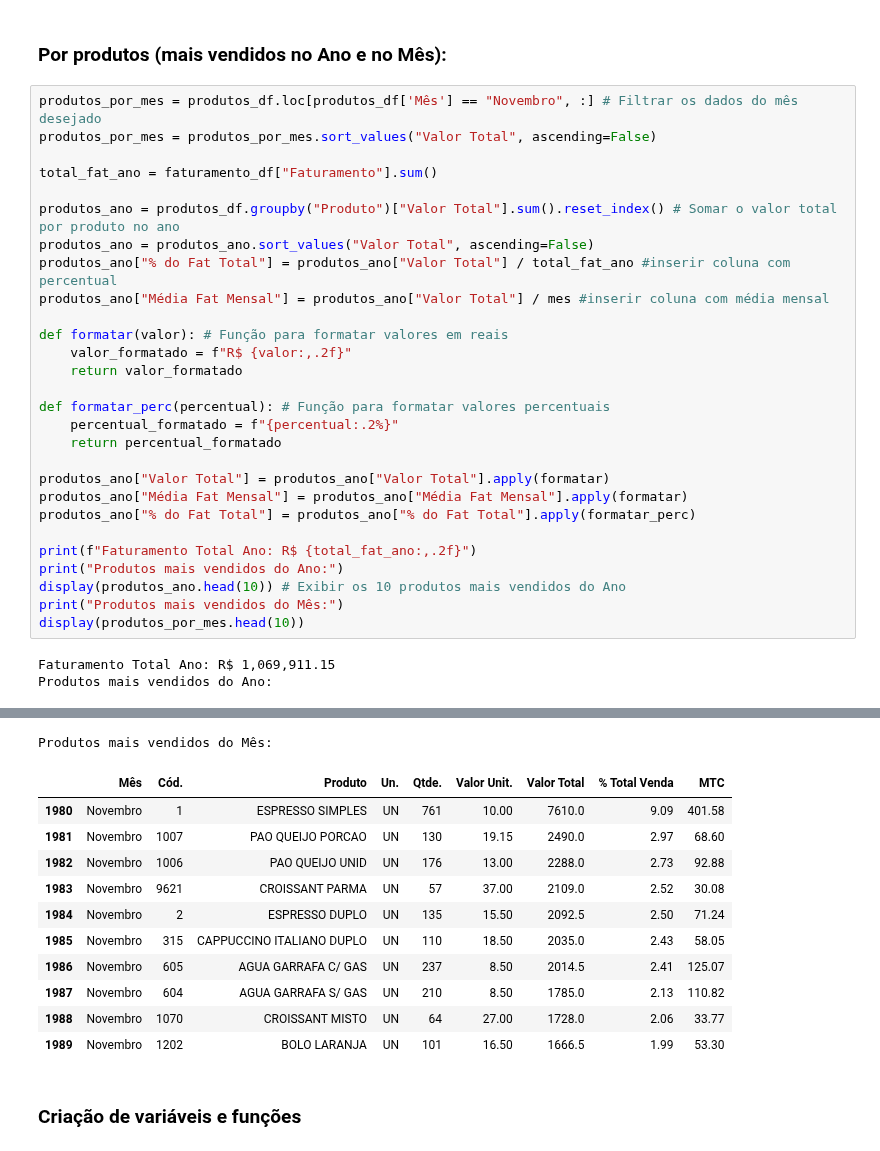
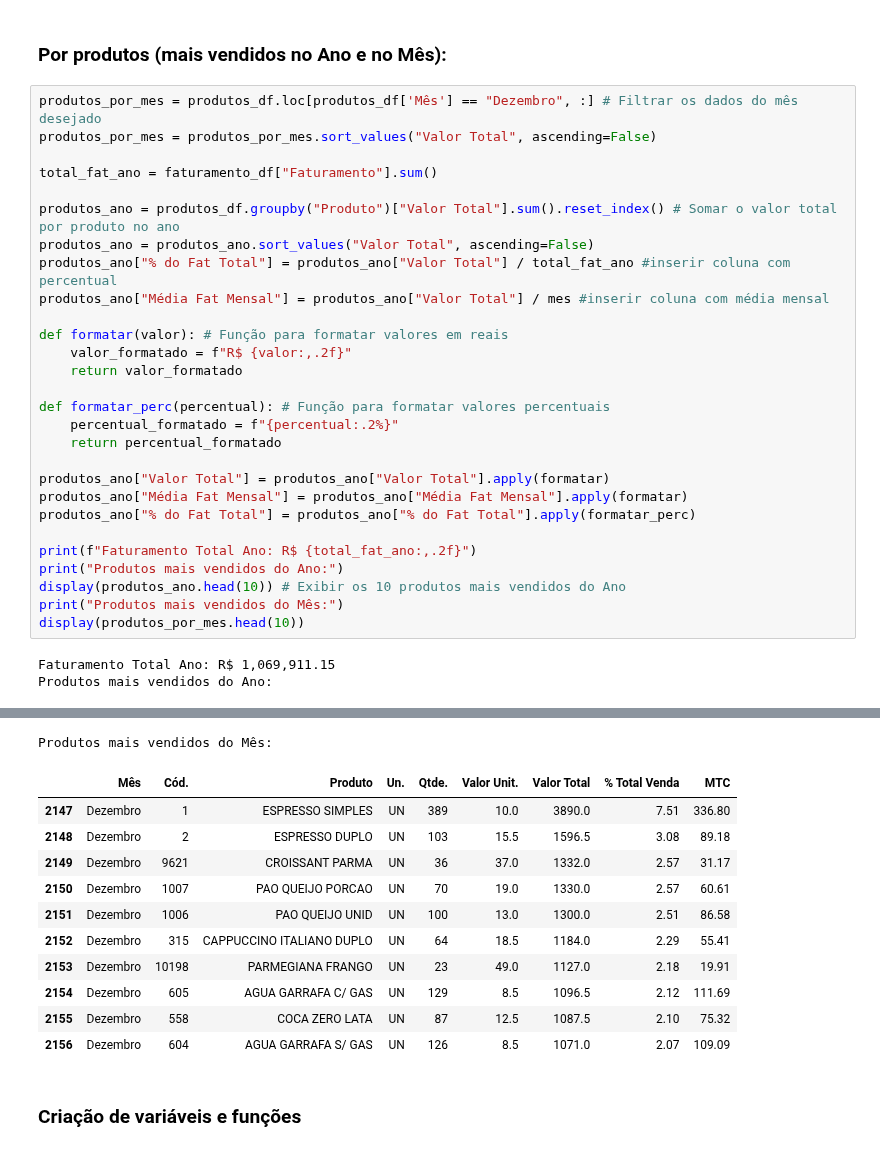
Before and after one commit to alexpereira82log-ui/scada_cafe, a Jupyter notebook: piloto_scada_cafe.ipynb, the cells around one changed output, grey strips where cells are left out. Drawn from its saved outputs; the diff is of its cells as text.

```diff
--- a/piloto_scada_cafe.ipynb
+++ b/piloto_scada_cafe.ipynb
@@ -158,7 +158,7 @@ Médias por Dia da Semana:
 # %% [markdown]
 ### Por produtos (mais vendidos no Ano e no Mês):
 # %%
-produtos_por_mes = produtos_df.loc[produtos_df['Mês'] == "Novembro", :] # Filtrar os dados do mês desejado
+produtos_por_mes = produtos_df.loc[produtos_df['Mês'] == "Dezembro", :] # Filtrar os dados do mês desejado
 produtos_por_mes = produtos_por_mes.sort_values("Valor Total", ascending=False)
 
 total_fat_ano = faturamento_df["Faturamento"].sum()
@@ -202,15 +202,15 @@ Produtos mais vendidos do Ano:
 Produtos mais vendidos do Mês:
 |  | Mês | Cód. | Produto | Un. | Qtde. | Valor Unit. | Valor Total | % Total Venda | MTC |
-| 1980 | Novembro | 1 | ESPRESSO SIMPLES | UN | 761 | 10.00 | 7610.0 | 9.09 | 401.58 |
-| 1981 | Novembro | 1007 | PAO QUEIJO PORCAO | UN | 130 | 19.15 | 2490.0 | 2.97 | 68.60 |
-| 1982 | Novembro | 1006 | PAO QUEIJO UNID | UN | 176 | 13.00 | 2288.0 | 2.73 | 92.88 |
-| 1983 | Novembro | 9621 | CROISSANT PARMA | UN | 57 | 37.00 | 2109.0 | 2.52 | 30.08 |
-| 1984 | Novembro | 2 | ESPRESSO DUPLO | UN | 135 | 15.50 | 2092.5 | 2.50 | 71.24 |
-| 1985 | Novembro | 315 | CAPPUCCINO ITALIANO DUPLO | UN | 110 | 18.50 | 2035.0 | 2.43 | 58.05 |
-| 1986 | Novembro | 605 | AGUA GARRAFA C/ GAS | UN | 237 | 8.50 | 2014.5 | 2.41 | 125.07 |
-| 1987 | Novembro | 604 | AGUA GARRAFA S/ GAS | UN | 210 | 8.50 | 1785.0 | 2.13 | 110.82 |
-| 1988 | Novembro | 1070 | CROISSANT MISTO | UN | 64 | 27.00 | 1728.0 | 2.06 | 33.77 |
-| 1989 | Novembro | 1202 | BOLO LARANJA | UN | 101 | 16.50 | 1666.5 | 1.99 | 53.30 |
+| 2147 | Dezembro | 1 | ESPRESSO SIMPLES | UN | 389 | 10.0 | 3890.0 | 7.51 | 336.80 |
+| 2148 | Dezembro | 2 | ESPRESSO DUPLO | UN | 103 | 15.5 | 1596.5 | 3.08 | 89.18 |
+| 2149 | Dezembro | 9621 | CROISSANT PARMA | UN | 36 | 37.0 | 1332.0 | 2.57 | 31.17 |
+| 2150 | Dezembro | 1007 | PAO QUEIJO PORCAO | UN | 70 | 19.0 | 1330.0 | 2.57 | 60.61 |
+| 2151 | Dezembro | 1006 | PAO QUEIJO UNID | UN | 100 | 13.0 | 1300.0 | 2.51 | 86.58 |
+| 2152 | Dezembro | 315 | CAPPUCCINO ITALIANO DUPLO | UN | 64 | 18.5 | 1184.0 | 2.29 | 55.41 |
+| 2153 | Dezembro | 10198 | PARMEGIANA FRANGO | UN | 23 | 49.0 | 1127.0 | 2.18 | 19.91 |
+| 2154 | Dezembro | 605 | AGUA GARRAFA C/ GAS | UN | 129 | 8.5 | 1096.5 | 2.12 | 111.69 |
+| 2155 | Dezembro | 558 | COCA ZERO LATA | UN | 87 | 12.5 | 1087.5 | 2.10 | 75.32 |
+| 2156 | Dezembro | 604 | AGUA GARRAFA S/ GAS | UN | 126 | 8.5 | 1071.0 | 2.07 | 109.09 |
 # %% [markdown]
 ### Criação de variáveis e funções
 # %%
```
Also changed, not shown: parts of 1 cell of this notebook.
